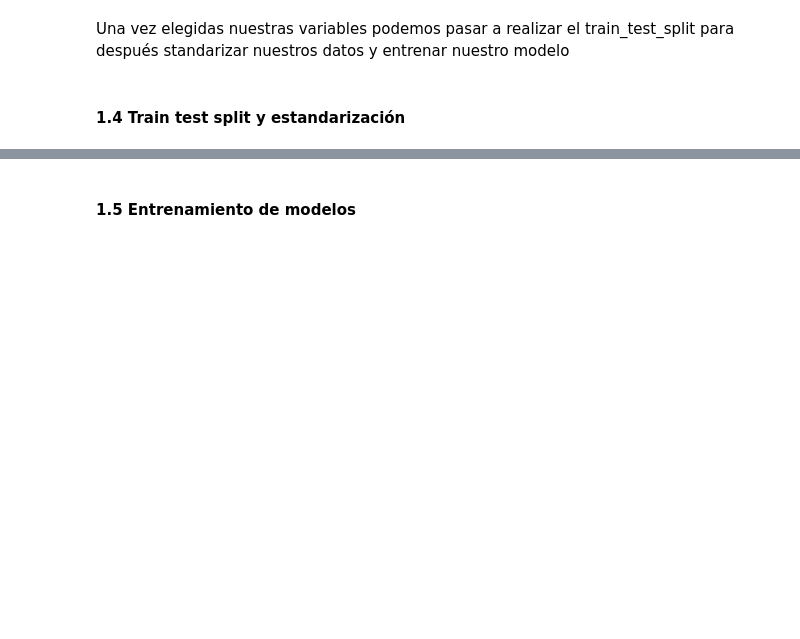
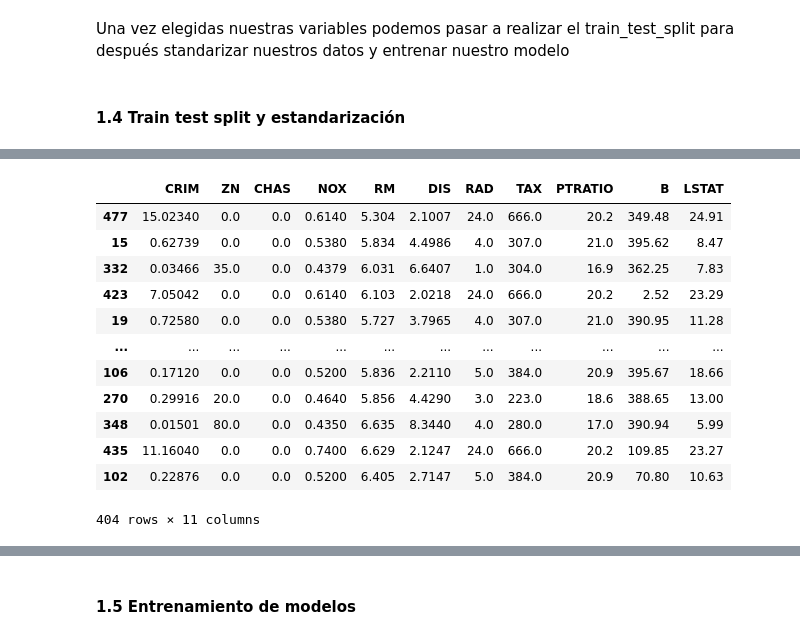
Before and after one commit to paulaanb/Apuntes-de-Clase, a Jupyter notebook: Apuntes Clase/Week_5/Day_2/Regression Models.ipynb, the cells around one changed output, grey strips where cells are left out. Cells and saved outputs as stored; diff of their text form; code cells hidden in the pictures; blank space fills up the shorter version.

```diff
--- a/Apuntes Clase/Week_5/Day_2/Regression Models.ipynb
+++ b/Apuntes Clase/Week_5/Day_2/Regression Models.ipynb
@@ -231,3 +468,19 @@ sc = StandardScaler().fit(X_train)
 # %%
 X_train_sc = sc.transform(X_train)
 X_test_sc = sc.transform(X_test)
+# %%
+X_train
+# %% [output]
+|  | CRIM | ZN | CHAS | NOX | RM | DIS | RAD | TAX | PTRATIO | B | LSTAT |
+| 477 | 15.02340 | 0.0 | 0.0 | 0.6140 | 5.304 | 2.1007 | 24.0 | 666.0 | 20.2 | 349.48 | 24.91 |
+| 15 | 0.62739 | 0.0 | 0.0 | 0.5380 | 5.834 | 4.4986 | 4.0 | 307.0 | 21.0 | 395.62 | 8.47 |
+| 332 | 0.03466 | 35.0 | 0.0 | 0.4379 | 6.031 | 6.6407 | 1.0 | 304.0 | 16.9 | 362.25 | 7.83 |
+| 423 | 7.05042 | 0.0 | 0.0 | 0.6140 | 6.103 | 2.0218 | 24.0 | 666.0 | 20.2 | 2.52 | 23.29 |
+| 19 | 0.72580 | 0.0 | 0.0 | 0.5380 | 5.727 | 3.7965 | 4.0 | 307.0 | 21.0 | 390.95 | 11.28 |
+| ... | ... | ... | ... | ... | ... | ... | ... | ... | ... | ... | ... |
+| 106 | 0.17120 | 0.0 | 0.0 | 0.5200 | 5.836 | 2.2110 | 5.0 | 384.0 | 20.9 | 395.67 | 18.66 |
+| 270 | 0.29916 | 20.0 | 0.0 | 0.4640 | 5.856 | 4.4290 | 3.0 | 223.0 | 18.6 | 388.65 | 13.00 |
+| 348 | 0.01501 | 80.0 | 0.0 | 0.4350 | 6.635 | 8.3440 | 4.0 | 280.0 | 17.0 | 390.94 | 5.99 |
+| 435 | 11.16040 | 0.0 | 0.0 | 0.7400 | 6.629 | 2.1247 | 24.0 | 666.0 | 20.2 | 109.85 | 23.27 |
+| 102 | 0.22876 | 0.0 | 0.0 | 0.5200 | 6.405 | 2.7147 | 5.0 | 384.0 | 20.9 | 70.80 | 10.63 |
+404 rows × 11 columns
```
Also changed, not shown: parts of 38 cells of this notebook, 14 other files.
